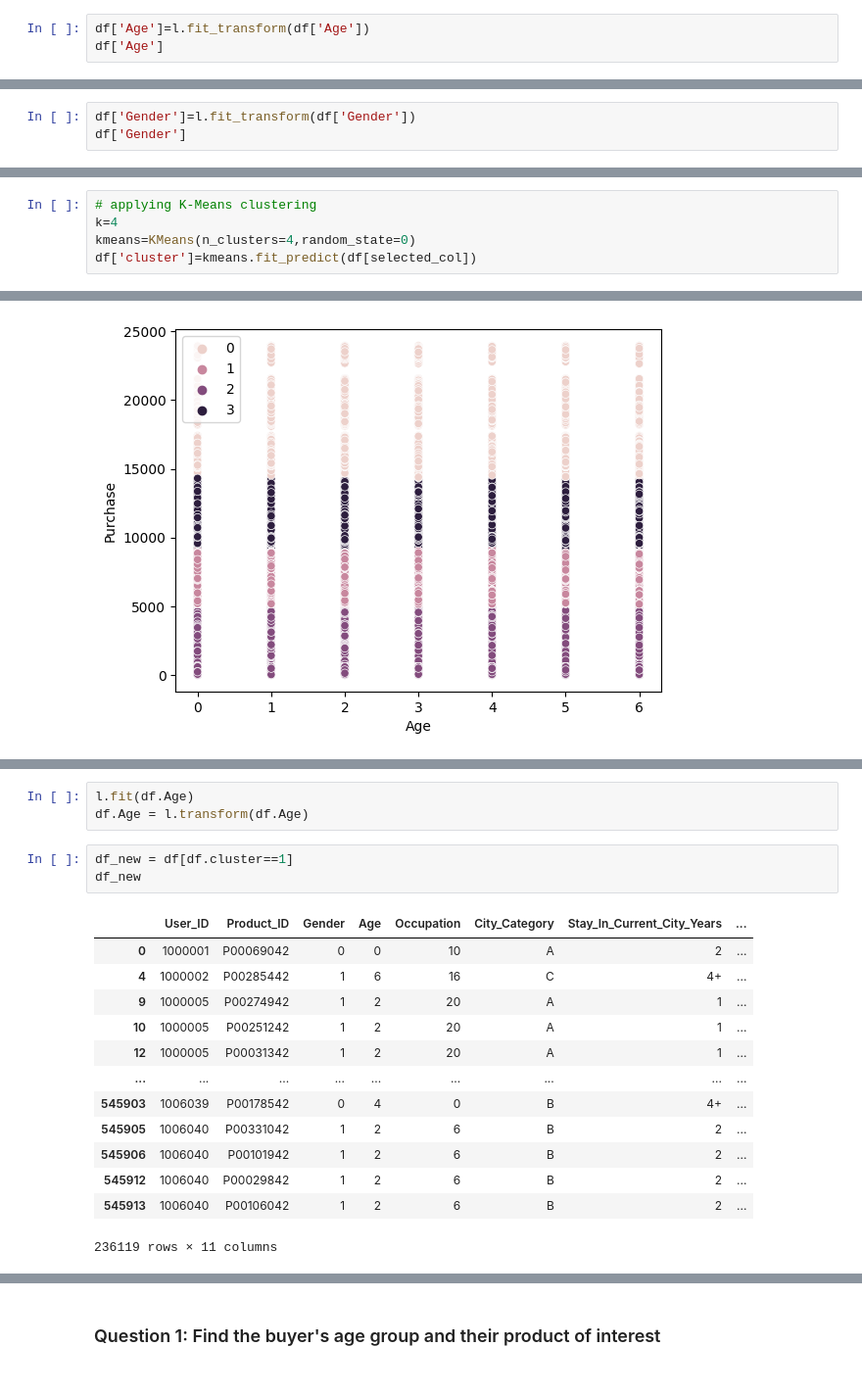
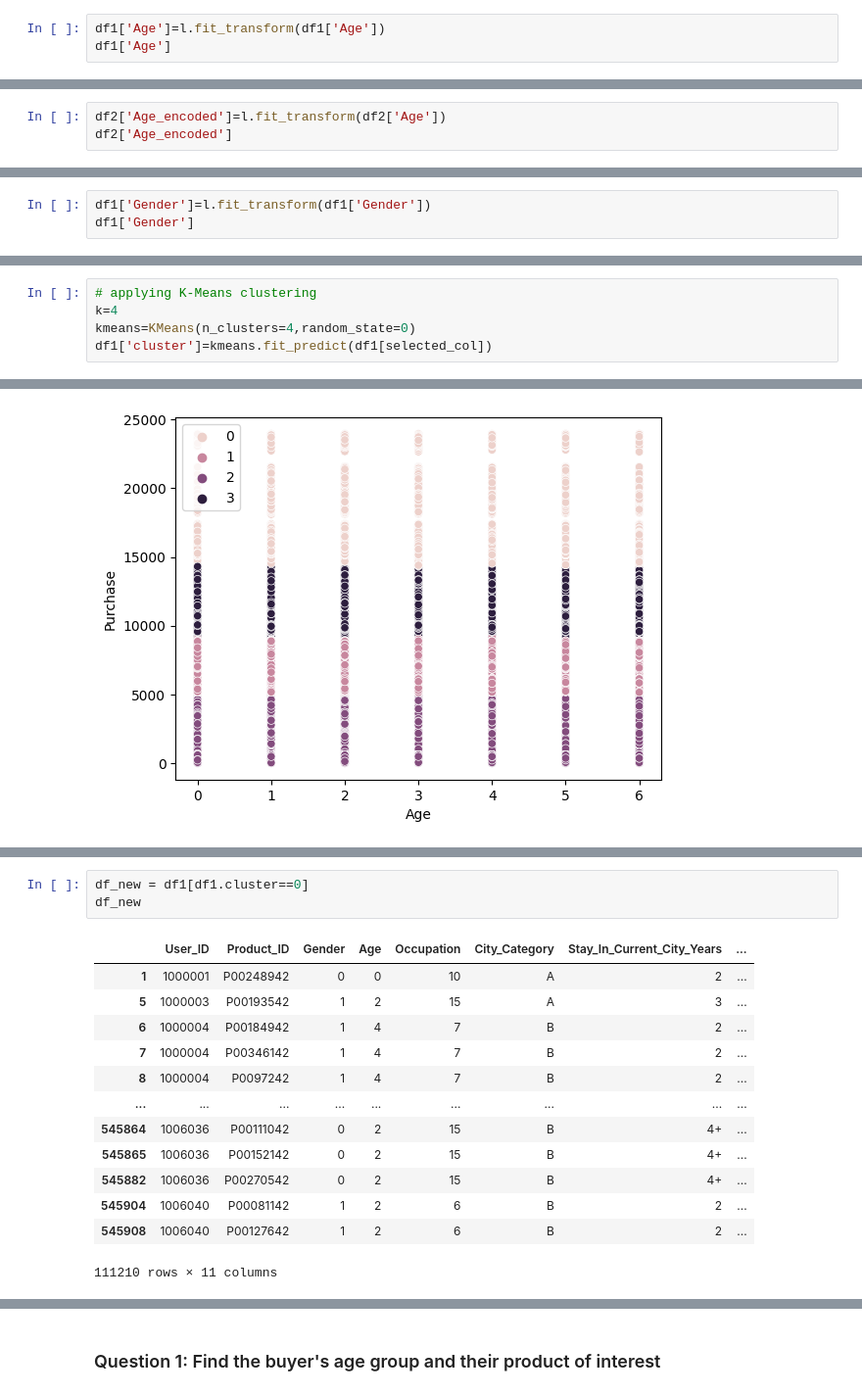
Before and after one commit to Navaneeth-2023/Unsupervised_classification_Black_Friday_Sale_K-means_clustering_Navaneeth_EE_DSML, a Jupyter notebook: Unsupervised_classification_Black_Friday_Sale_K-means_clustering_Navaneeth_EE_DSML.ipynb, the cells around one changed output, grey strips where cells are left out. Shown: that part at 98% size. Drawn from its saved outputs; the diff is of its cells as text.

```diff
--- a/Unsupervised_classification_Black_Friday_Sale_K-means_clustering_Navaneeth_EE_DSML.ipynb
+++ b/Unsupervised_classification_Black_Friday_Sale_K-means_clustering_Navaneeth_EE_DSML.ipynb
@@ -171,8 +176,8 @@ memory usage: 42.0+ MB
 from sklearn.preprocessing import LabelEncoder
 l=LabelEncoder()
 # %%
-df['Age']=l.fit_transform(df['Age'])
-df['Age']
+df1['Age']=l.fit_transform(df1['Age'])
+df1['Age']
 # %% [output]
 0         0
 1         0
@@ -186,3 +191,6 @@ df['Age']
 550066    6
 550067    4
 Name: Age, Length: 550068, dtype: int32
+# %%
+df2['Age_encoded']=l.fit_transform(df2['Age'])
+df2['Age_encoded']
@@ -189,6 +210,6 @@ Name: Age, Length: 550068, dtype: int32
 # %%
-df['Gender']=l.fit_transform(df['Gender'])
-df['Gender']
+df1['Gender']=l.fit_transform(df1['Gender'])
+df1['Gender']
 # %% [output]
 0         0
 1         0
@@ -265,4 +286,4 @@ plt.show()
 # applying K-Means clustering
 k=4
 kmeans=KMeans(n_clusters=4,random_state=0)
-df['cluster']=kmeans.fit_predict(df[selected_col])
+df1['cluster']=kmeans.fit_predict(df1[selected_col])
@@ -297,23 +318,20 @@ cluster
 3    107817
 2     94922
 Name: count, dtype: int64
-# %%
-l.fit(df.Age)
-df.Age = l.transform(df.Age)
 # %%
-df_new = df[df.cluster==1]
+df_new = df1[df1.cluster==0]
 df_new
 # %% [output]
 |  | User_ID | Product_ID | Gender | Age | Occupation | City_Category | Stay_In_Current_City_Years | ... |
-| 0 | 1000001 | P00069042 | 0 | 0 | 10 | A | 2 | ... |
-| 4 | 1000002 | P00285442 | 1 | 6 | 16 | C | 4+ | ... |
-| 9 | 1000005 | P00274942 | 1 | 2 | 20 | A | 1 | ... |
-| 10 | 1000005 | P00251242 | 1 | 2 | 20 | A | 1 | ... |
-| 12 | 1000005 | P00031342 | 1 | 2 | 20 | A | 1 | ... |
+| 1 | 1000001 | P00248942 | 0 | 0 | 10 | A | 2 | ... |
+| 5 | 1000003 | P00193542 | 1 | 2 | 15 | A | 3 | ... |
+| 6 | 1000004 | P00184942 | 1 | 4 | 7 | B | 2 | ... |
+| 7 | 1000004 | P00346142 | 1 | 4 | 7 | B | 2 | ... |
+| 8 | 1000004 | P0097242 | 1 | 4 | 7 | B | 2 | ... |
 | ... | ... | ... | ... | ... | ... | ... | ... | ... |
-| 545903 | 1006039 | P00178542 | 0 | 4 | 0 | B | 4+ | ... |
-| 545905 | 1006040 | P00331042 | 1 | 2 | 6 | B | 2 | ... |
-| 545906 | 1006040 | P00101942 | 1 | 2 | 6 | B | 2 | ... |
-| 545912 | 1006040 | P00029842 | 1 | 2 | 6 | B | 2 | ... |
-| 545913 | 1006040 | P00106042 | 1 | 2 | 6 | B | 2 | ... |
+| 545864 | 1006036 | P00111042 | 0 | 2 | 15 | B | 4+ | ... |
+| 545865 | 1006036 | P00152142 | 0 | 2 | 15 | B | 4+ | ... |
+| 545882 | 1006036 | P00270542 | 0 | 2 | 15 | B | 4+ | ... |
+| 545904 | 1006040 | P00081142 | 1 | 2 | 6 | B | 2 | ... |
+| 545908 | 1006040 | P00127642 | 1 | 2 | 6 | B | 2 | ... |
-236119 rows × 11 columns
+111210 rows × 11 columns
```
Also changed, not shown: parts of 17 cells of this notebook.
